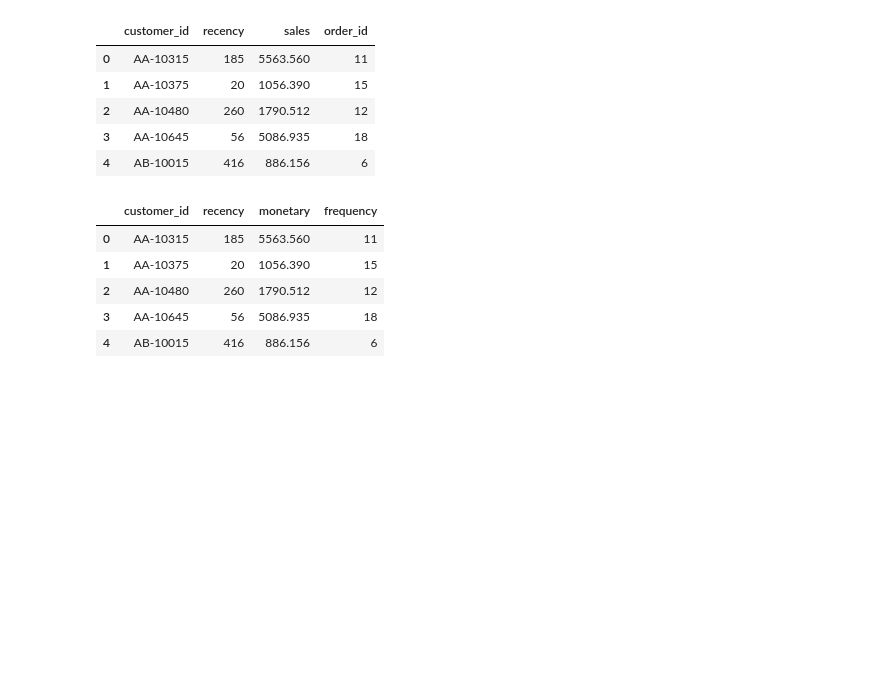
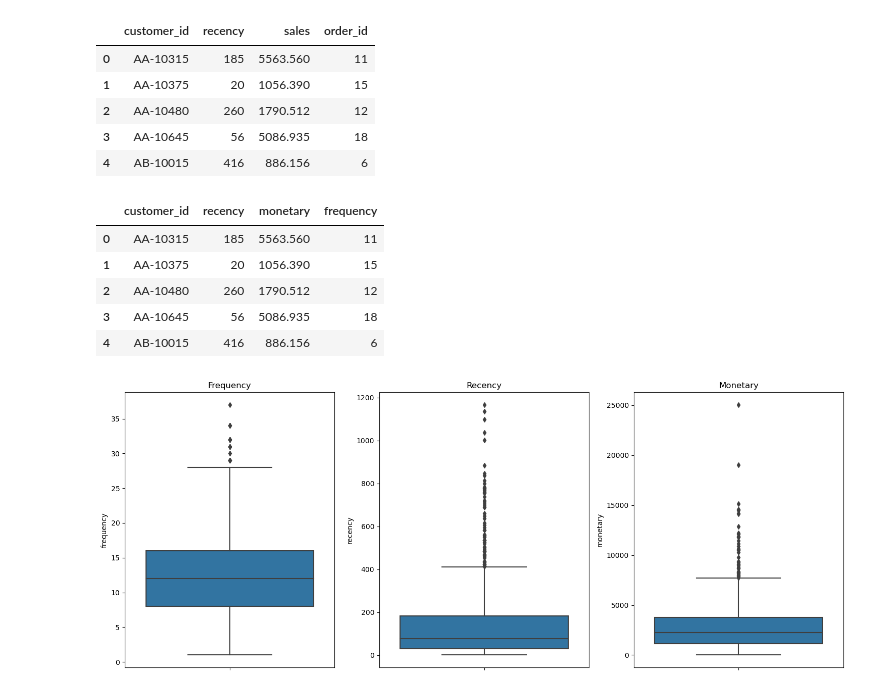
Before and after one commit to Paul-Sabin/E-Commerce, a Jupyter notebook: EDA_e-shop.ipynb, the cells around one changed output. Drawn from its saved outputs; the diff is of its cells as text; code cells hidden in the pictures; blank space fills up the shorter version.

```diff
--- a/EDA_e-shop.ipynb
+++ b/EDA_e-shop.ipynb
@@ -269,3 +275,26 @@ display(customer_patterns.head())
 | 2 | AA-10480 | 260 | 1790.512 | 12 |
 | 3 | AA-10645 | 56 | 5086.935 | 18 |
 | 4 | AB-10015 | 416 | 886.156 | 6 |
+# %%
+# Assuming customer_patterns DataFrame has columns 'frequency', 'recency', and 'monetary'
+plt.figure(figsize=(15, 6))
+
+# Boxplot for frequency
+plt.subplot(1, 3, 1)
+sns.boxplot(y=customer_patterns['frequency'])
+plt.title('Frequency')
+
+# Boxplot for recency
+plt.subplot(1, 3, 2)
+sns.boxplot(y=customer_patterns['recency'])
+plt.title('Recency')
+
+# Boxplot for monetary
+plt.subplot(1, 3, 3)
+sns.boxplot(y=customer_patterns['monetary'])
+plt.title('Monetary')
+
+plt.tight_layout()
+plt.show()
+# %% [output]
+[figure, added]
```
Also changed, not shown: parts of 14 cells of this notebook.
